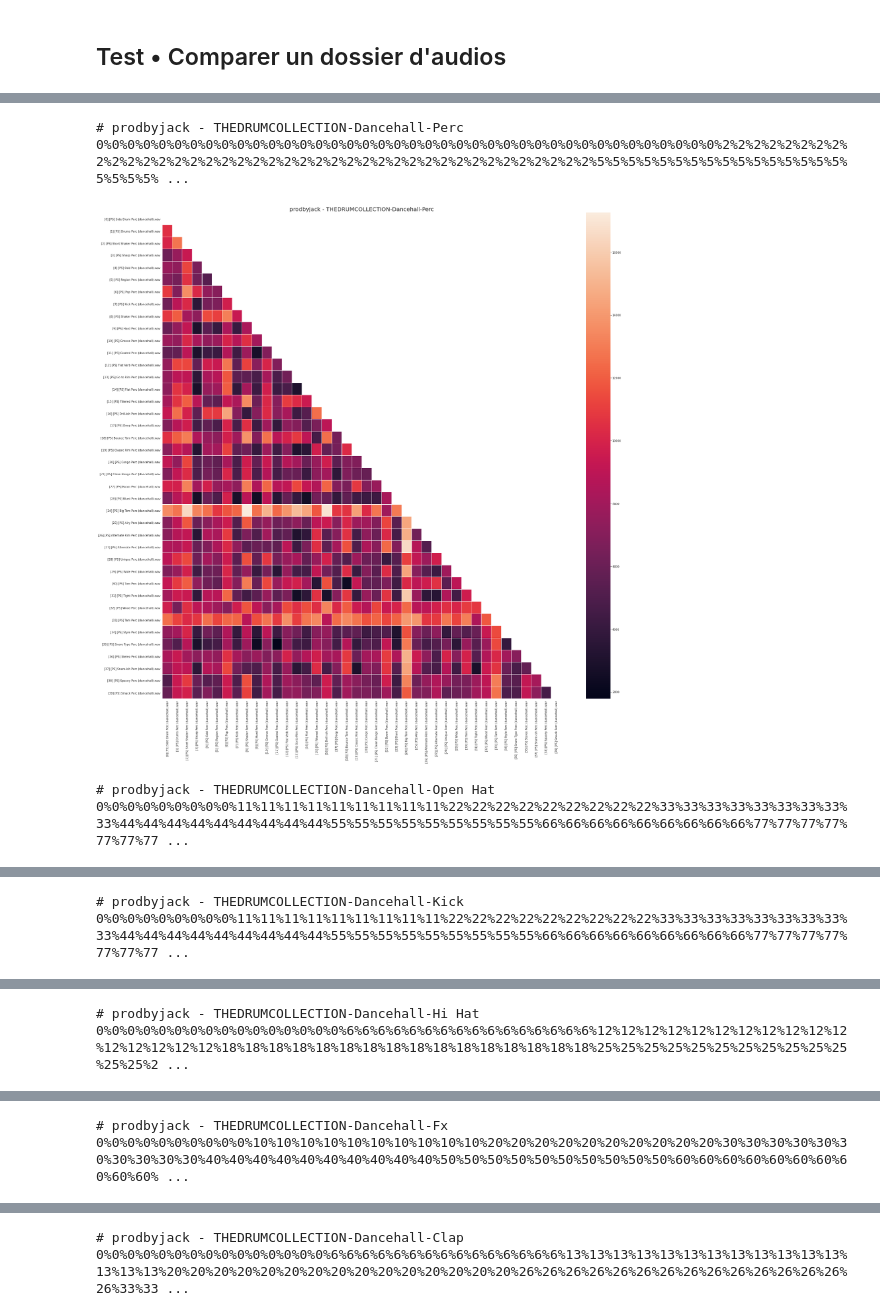
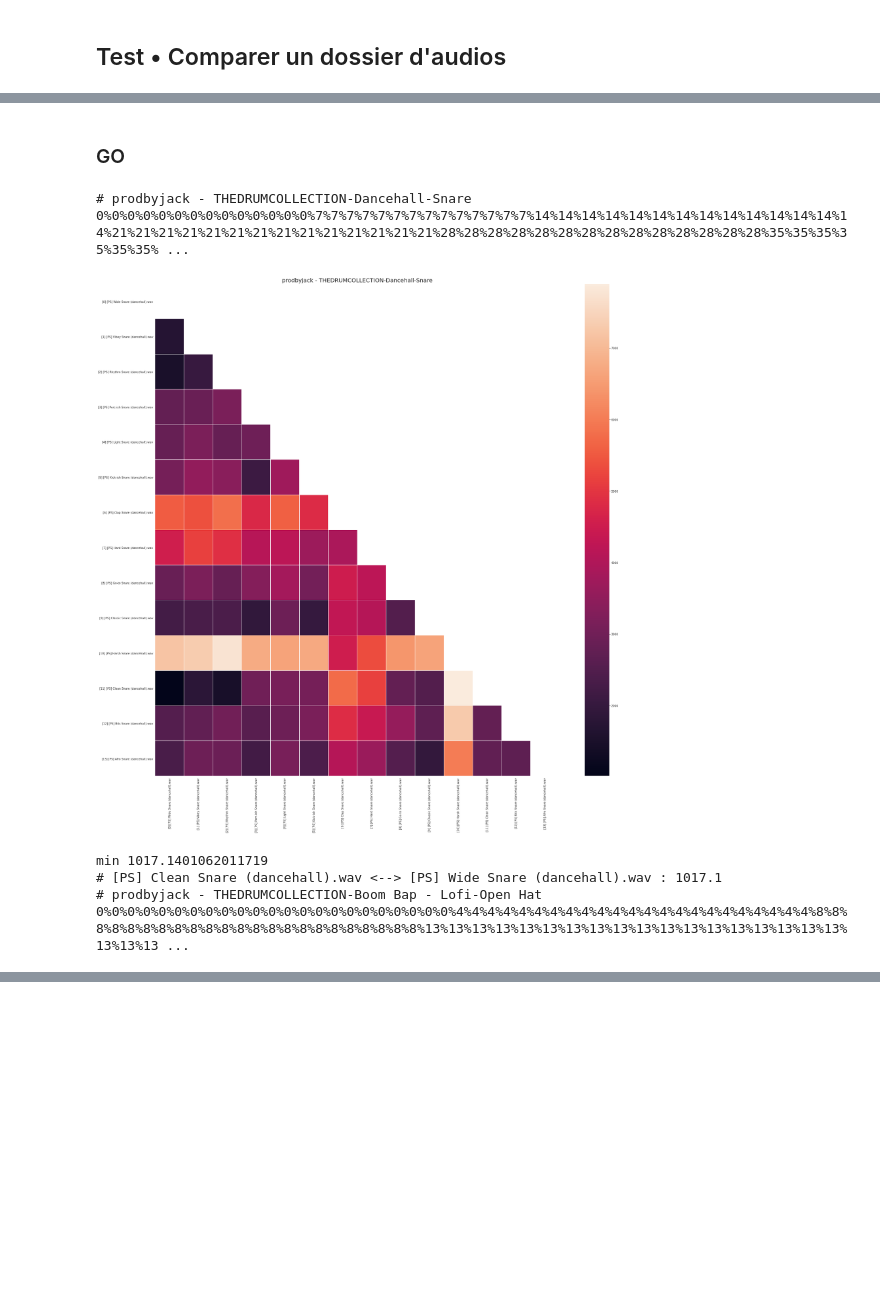
Before and after one commit to Mlamalerie/Wanabilini-Producer-Tools, a Jupyter notebook: Laver DrumKit.ipynb, the cells around one changed output, grey strips where cells are left out. Drawn from its saved outputs; the diff is of its cells as text; code cells hidden in the pictures; blank space fills up the shorter version.

```diff
--- a/Laver DrumKit.ipynb
+++ b/Laver DrumKit.ipynb
@@ -59,12 +60,7 @@ from google.colab import drive,files
 drive.mount('/content/gdrive')
 !ls /content
 
-DRIVE_LEDOSSIER = "/content/gdrive/Shareddrives/# Zone de Code #/• Wanabilini The Producer TOOLS"
-
-DRIVE_LEDOSSIER = CreerDossierSauvegarde(DRIVE_LEDOSSIER ,"backups")
-
-DRUMKIT_LEDOSSIER = "/content/gdrive/Shareddrives/# Zone de Code #/Zone de lavage de Drumkits - Data/prodbyjack - THEDRUMCOLLECTION/Dancehall"
-
+DRUMKIT_LEDOSSIER = "/content/gdrive/Shareddrives/# Zone de Code #/Zone de lavage de Drumkits - Data/prodbyjack - THEDRUMCOLLECTION"
 print(os.listdir(DRUMKIT_LEDOSSIER))
 # %% [output]
 Drive already mounted at /content/gdrive; to attempt to forcibly remount, call drive.mount("/content/gdrive", force_remount=True).
@@ -73,21 +69,23 @@ gdrive  sample_data
 # %%
 
-def get_all_directory(kit_path, res = []):
+def get_all_directory(kit_path,l_veski, res = []):
     if os.path.exists(str(kit_path)):
         for fic in os.listdir(kit_path):
-            fic = kit_path + "/" + fic
-            if os.path.isdir(fic): #si dossier
-                res.append(fic)
-                res = get_all_directory(fic,res)
-                #print(fic)
+            if fic not in l_veski:
+                fic = kit_path + "/" + fic
+                if os.path.isdir(fic): #si dossier
+                    res.append(fic)
+                    res = get_all_directory(fic,l_veski,res)
+                    #print(fic)
     return res
 
-all_dossier_a_analyser_DRUMKIT = get_all_directory(DRUMKIT_LEDOSSIER)
+l_dossiers_veski = ['Fx - textures','BONUS']
+all_dossier_a_analyser_DRUMKIT = set(get_all_directory(DRUMKIT_LEDOSSIER,l_dossiers_veski))
 
 def get_names_files_on(doss):
     listeFichiersAUDIO_names = np.array([f"[{i}] " +  fic for i,fic in enumerate(os.listdir(doss)) if fic.split(".")[-1] in ["mp3", "wav"]  ])
     listeFichiersAUDIO =  np.array([doss + "/" + fic for fic in os.listdir(doss) if fic.split(".")[-1] in ["mp3", "wav"]  ])
     return listeFichiersAUDIO_names, listeFichiersAUDIO
 
-print(get_names_files_on(all_dossier_a_analyser_DRUMKIT[3] ) [0])
+print(np.array(list(all_dossier_a_analyser_DRUMKIT)))
 # %% [output]
@@ -112,8 +111,8 @@ print(get_names_files_on(all_dossier_a_analyser_DRUMKIT[3] ) [0])
 # %%
 one_seconds = 1000
 
-listeFichiersAUDIO = get_names_files_on(all_dossier_a_analyser_DRUMKIT[0] ) [1]
-file1 = listeFichiersAUDIO[1]
+listeFichiersAUDIO = get_names_files_on(list(all_dossier_a_analyser_DRUMKIT)[0] ) [1]
+file1 = listeFichiersAUDIO[10]
 file2 = listeFichiersAUDIO[2]
 
 
@@ -204,16 +263,27 @@ def CreateHeatMap(tab_dist, col_names ,title):
+# %% [markdown]
+### GO
 # %%
 %%time
-
-for dir_drums in get_all_directory(DRUMKIT_LEDOSSIER):
+dateajd = datetime.datetime.now().strftime('%Y-%m-%d')
+DRIVE_LEDOSSIER = "/content/gdrive/Shareddrives/# Zone de Code #/• Wanabilini The Producer TOOLS"
+DRIVE_LEDOSSIER = CreerDossierSauvegarde(  CreerDossierSauvegarde(DRIVE_LEDOSSIER ,"save"),dateajd + " • " + DRUMKIT_LEDOSSIER.split("/")[-1] )
+for dir_drums in set(get_all_directory(DRUMKIT_LEDOSSIER,l_dossiers_veski)):
 
     we_title = "-".join(dir_drums.split("/")[-3:] )
     print('#',we_title)
     listeFichiersAUDIO_names, listeFichiersAUDIO = get_names_files_on(dir_drums)
+    # Construire matrice
     tab = matrice_similitude_listes_audios(listeFichiersAUDIO)
+    # Graphique
     CreateHeatMap(tab, listeFichiersAUDIO_names, we_title)
+    # Ecrire les fichiers audio similaires
+    print("min" , np.nanmin(tab))
+    write_resultats_drums(tab,we_title,listeFichiersAUDIO )
 # %% [output]
-# prodbyjack - THEDRUMCOLLECTION-Dancehall-Perc
-0%0%0%0%0%0%0%0%0%0%0%0%0%0%0%0%0%0%0%0%0%0%0%0%0%0%0%0%0%0%0%0%0%0%0%0%0%0%0%0%2%2%2%2%2%2%2%2%2%2%2%2%2%2%2%2%2%2%2%2%2%2%2%2%2%2%2%2%2%2%2%2%2%2%2%2%2%2%2%2%5%5%5%5%5%5%5%5%5%5%5%5%5%5%5%5%5%5%5%5% ...
+# prodbyjack - THEDRUMCOLLECTION-Dancehall-Snare
+0%0%0%0%0%0%0%0%0%0%0%0%0%0%7%7%7%7%7%7%7%7%7%7%7%7%7%7%14%14%14%14%14%14%14%14%14%14%14%14%14%14%21%21%21%21%21%21%21%21%21%21%21%21%21%21%28%28%28%28%28%28%28%28%28%28%28%28%28%28%35%35%35%35%35%35% ...
-[figure, old version]
+[figure, new version]
-# prodbyjack - THEDRUMCOLLECTION-Dancehall-Open Hat
-0%0%0%0%0%0%0%0%0%11%11%11%11%11%11%11%11%11%22%22%22%22%22%22%22%22%22%33%33%33%33%33%33%33%33%33%44%44%44%44%44%44%44%44%44%55%55%55%55%55%55%55%55%55%66%66%66%66%66%66%66%66%66%77%77%77%77%77%77%77 ...
+min 1017.1401062011719
+# [PS] Clean Snare (dancehall).wav <--> [PS] Wide Snare (dancehall).wav : 1017.1
+# prodbyjack - THEDRUMCOLLECTION-Boom Bap - Lofi-Open Hat
+0%0%0%0%0%0%0%0%0%0%0%0%0%0%0%0%0%0%0%0%0%0%0%4%4%4%4%4%4%4%4%4%4%4%4%4%4%4%4%4%4%4%4%4%4%4%8%8%8%8%8%8%8%8%8%8%8%8%8%8%8%8%8%8%8%8%8%8%8%13%13%13%13%13%13%13%13%13%13%13%13%13%13%13%13%13%13%13%13%13 ...
@@ -221,2 +289,0 @@ for dir_drums in get_all_directory(DRUMKIT_LEDOSSIER):
-# prodbyjack - THEDRUMCOLLECTION-Dancehall-Kick
-0%0%0%0%0%0%0%0%0%11%11%11%11%11%11%11%11%11%22%22%22%22%22%22%22%22%22%33%33%33%33%33%33%33%33%33%44%44%44%44%44%44%44%44%44%55%55%55%55%55%55%55%55%55%66%66%66%66%66%66%66%66%66%77%77%77%77%77%77%77 ...
@@ -224,2 +289,0 @@ for dir_drums in get_all_directory(DRUMKIT_LEDOSSIER):
-# prodbyjack - THEDRUMCOLLECTION-Dancehall-Hi Hat
-0%0%0%0%0%0%0%0%0%0%0%0%0%0%0%0%6%6%6%6%6%6%6%6%6%6%6%6%6%6%6%6%12%12%12%12%12%12%12%12%12%12%12%12%12%12%12%12%18%18%18%18%18%18%18%18%18%18%18%18%18%18%18%18%25%25%25%25%25%25%25%25%25%25%25%25%25%2 ...
@@ -227,2 +289,0 @@ for dir_drums in get_all_directory(DRUMKIT_LEDOSSIER):
-# prodbyjack - THEDRUMCOLLECTION-Dancehall-Fx
-0%0%0%0%0%0%0%0%0%0%10%10%10%10%10%10%10%10%10%10%20%20%20%20%20%20%20%20%20%20%30%30%30%30%30%30%30%30%30%30%40%40%40%40%40%40%40%40%40%40%50%50%50%50%50%50%50%50%50%50%60%60%60%60%60%60%60%60%60%60% ...
@@ -230,2 +289,0 @@ for dir_drums in get_all_directory(DRUMKIT_LEDOSSIER):
-# prodbyjack - THEDRUMCOLLECTION-Dancehall-Clap
-0%0%0%0%0%0%0%0%0%0%0%0%0%0%0%6%6%6%6%6%6%6%6%6%6%6%6%6%6%6%13%13%13%13%13%13%13%13%13%13%13%13%13%13%13%20%20%20%20%20%20%20%20%20%20%20%20%20%20%20%26%26%26%26%26%26%26%26%26%26%26%26%26%26%26%33%33 ...
```
Also changed, not shown: parts of 14 cells of this notebook, 30 other files.
